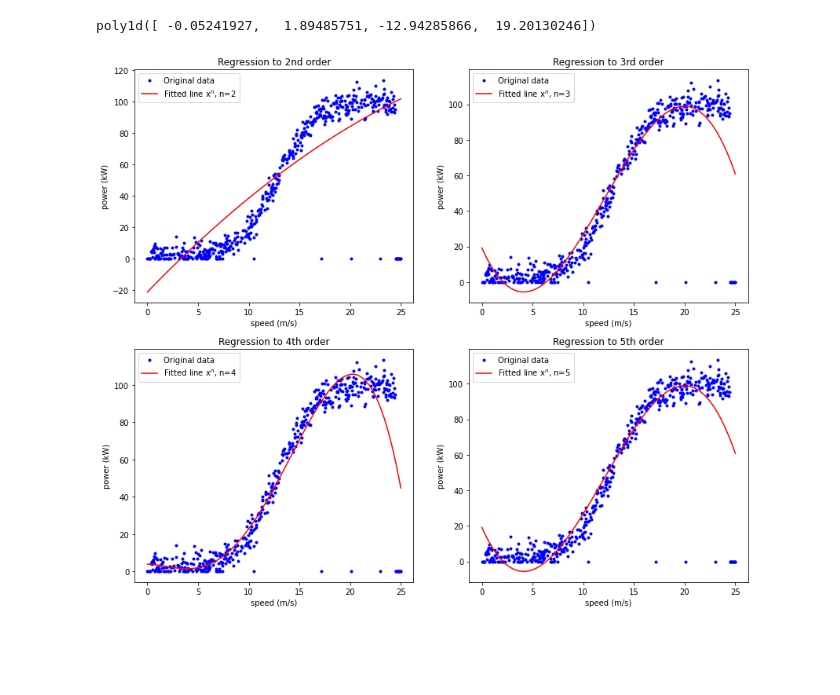
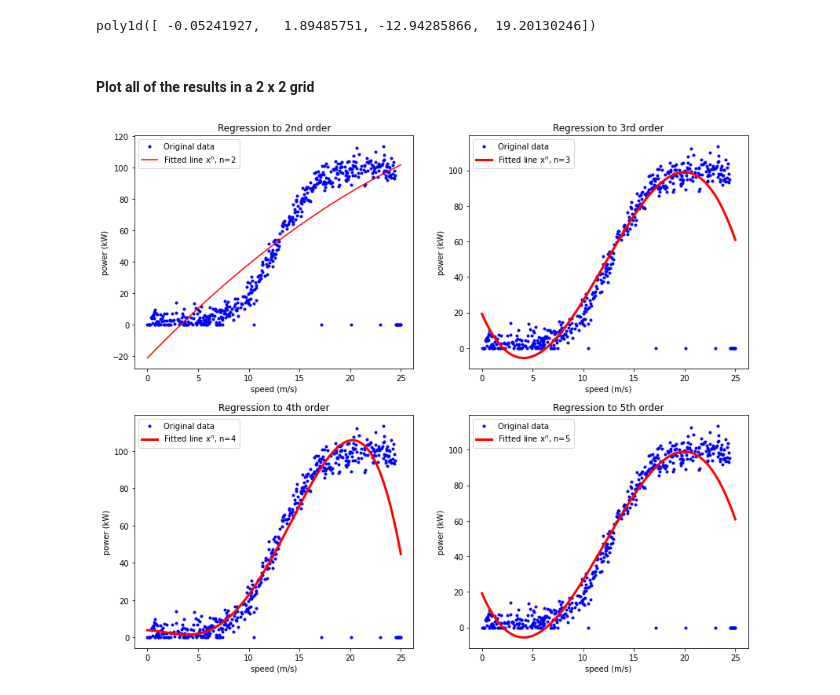
Before and after one commit to killfoley/fundamentalsofDA_project, a Jupyter notebook: Project.ipynb, the cells around one changed output. Saved outputs shown, nothing was run; the diff lists cells and outputs as text; code cells hidden in the pictures; blank space fills up the shorter version.

```diff
--- a/Project.ipynb
+++ b/Project.ipynb
@@ -323,45 +325,47 @@ p5 = np.poly1d(z3)
 p5 # coefficients
 # %% [output]
 poly1d([ -0.05241927,   1.89485751, -12.94285866,  19.20130246])
+# %% [markdown]
+#### Plot all of the results in a 2 x 2 grid
 # %%
 plt.figure(figsize=(14,12))
 
 # Seaborn regplot adds the regression order is the power number
 plt.subplot(2,2,1)
-plt.plot(speed, power, '.b', label='Original data')
+plt.plot(speed, power, '.b',linewidth=3, label='Original data')
 plt.plot(speed, p2(speed), 'r-', label='Fitted line x$^n$, n=2')
 plt.xlabel('speed (m/s)')
 plt.ylabel('power (kW)')
 plt.title("Regression to 2nd order")
 plt.legend()
 
 
 plt.subplot(2,2,2)
 plt.plot(speed, power, '.b', label='Original data')
-plt.plot(speed, p3(speed), 'r-', label='Fitted line x$^n$, n=3')
+plt.plot(speed, p3(speed), 'r-',linewidth=3, label='Fitted line x$^n$, n=3')
 plt.xlabel('speed (m/s)')
 plt.ylabel('power (kW)')
 plt.title("Regression to 3rd order")
 plt.legend()
 
 plt.subplot(2,2,3)
 plt.plot(speed, power, '.b', label='Original data')
-plt.plot(speed, p4(speed), 'r-', label='Fitted line x$^n$, n=4')
+plt.plot(speed, p4(speed), 'r-',linewidth=3, label='Fitted line x$^n$, n=4')
 plt.xlabel('speed (m/s)')
 plt.ylabel('power (kW)')
 plt.title("Regression to 4th order")
 plt.legend()
 
 plt.subplot(2,2,4)
 plt.plot(speed, power, '.b', label='Original data')
-plt.plot(speed, p5(speed), 'r-', label='Fitted line x$^n$, n=5')
+plt.plot(speed, p5(speed), 'r-',linewidth=3, label='Fitted line x$^n$, n=5')
 plt.xlabel('speed (m/s)')
 plt.ylabel('power (kW)')
 plt.title("Regression to 5th order")
 plt.legend()
 
 # Show the plot.
 plt.show();
 # %% [output]
-[figure, old version]
+[figure, new version]
 # %% [markdown]
```
Also changed, not shown: parts of 13 cells of this notebook.
